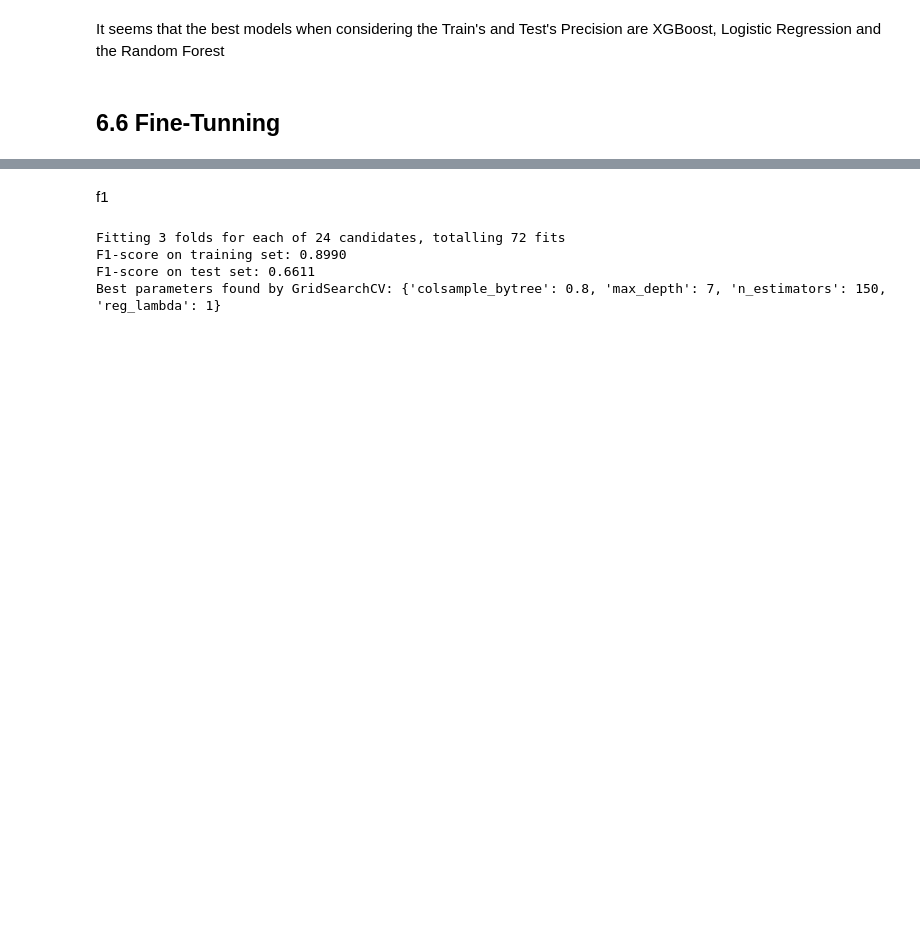
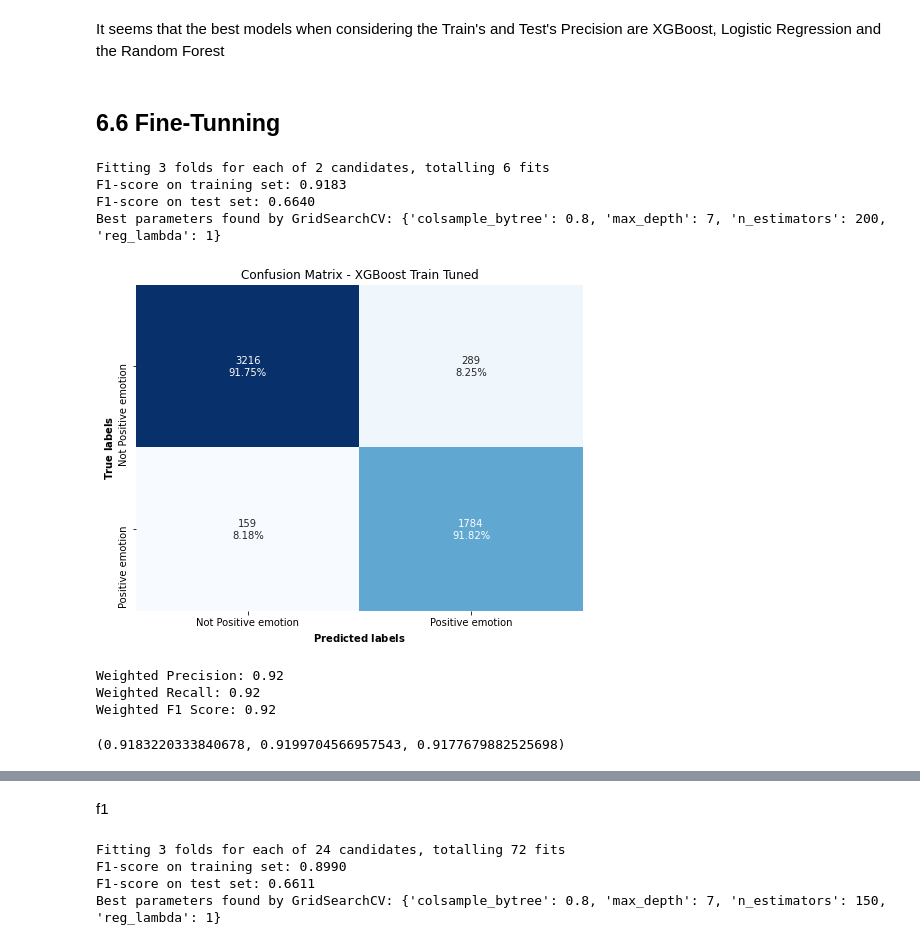
Before and after one commit to mbarriola96/Brands-product_emotions_analysis, a Jupyter notebook: 03_modelling-Copy1.ipynb, the cells around one changed output, grey strips where cells are left out. Drawn from its saved outputs; the diff is of its cells as text; code cells hidden in the pictures; blank space fills up the shorter version.

```diff
--- a/03_modelling-Copy1.ipynb
+++ b/03_modelling-Copy1.ipynb
@@ -480,3 +515,63 @@ results_table
 It seems that the best models when considering the Train's and Test's Precision are XGBoost, Logistic Regression and the Random Forest
 # %% [markdown]
 ## 6.6 Fine-Tunning
+# %%
+# Define the parameter grid for XGBoost
+param_grid = {
+    'max_depth': [7],  # Maximum depth of a tree
+    'n_estimators': [150, 200],  # Number of trees
+    'colsample_bytree': [0.8],  # Fraction of features used for each tree
+    'reg_lambda': [1]  # L2 regularization term
+}
+
+# Create the XGBoost model
+xgb_model = XGBClassifier(use_label_encoder=False, eval_metric='logloss')
+
+# Define the custom F1 scoring function
+f1_scorer = make_scorer(f1_score, average='weighted')
+
+# Initialize GridSearchCV
+grid_search = GridSearchCV(estimator=xgb_model, param_grid=param_grid,
+                           scoring=f1_scorer, cv=3, verbose=1, n_jobs=-1)
+
+# Fit the grid search to the training data
+grid_search.fit(X_train, y_train)
+
+# Get the best model from the grid search
+best_model_xgb = grid_search.best_estimator_
+
+# Make predictions on the train set (probabilities)
+y_pred_proba_train_xgb = best_model_xgb.predict_proba(X_train)[:, 1]  # Get probabilities for class 1
+
+# Apply custom threshold to convert probabilities into binary predictions for training data
+y_pred_train_xgb_tuned = np.where(y_pred_proba_train_xgb >= 0.34, 1, 0)
+
+# Evaluate F1-score on the training set using the custom threshold
+f1_train = f1_score(y_train, y_pred_train_xgb_tuned, average='weighted')
+print(f"F1-score on training set: {f1_train:.4f}")
+
+# Make predictions on the test set (probabilities)
+y_pred_proba_test_xgb = best_model_xgb.predict_proba(X_test)[:, 1]  # Get probabilities for class 1
+
+# Apply custom threshold to convert probabilities into binary predictions for test data
+y_pred_test_xgb_tuned = np.where(y_pred_proba_test_xgb >= 0.34, 1, 0)
+
+# Evaluate F1-score on the test set using the custom threshold
+f1_test = f1_score(y_test, y_pred_test_xgb_tuned, average='weighted')
+print(f"F1-score on test set: {f1_test:.4f}")
+
+# Display the best parameters found by the grid search
+print(f"Best parameters found by GridSearchCV: {grid_search.best_params_}")
+# %% [output]
+Fitting 3 folds for each of 2 candidates, totalling 6 fits
+F1-score on training set: 0.9183
+F1-score on test set: 0.6640
+Best parameters found by GridSearchCV: {'colsample_bytree': 0.8, 'max_depth': 7, 'n_estimators': 200, 'reg_lambda': 1}
+# %%
+plot_confusion_matrix_and_metrics(y_train, y_pred_train_xgb_tuned, title='Confusion Matrix - XGBoost Train Tuned')
+# %% [output]
+[figure, added]
+Weighted Precision: 0.92
+Weighted Recall: 0.92
+Weighted F1 Score: 0.92
+(0.9183220333840678, 0.9199704566957543, 0.9177679882525698)
```
Also changed, not shown: parts of 18 cells of this notebook, 3 other files.
